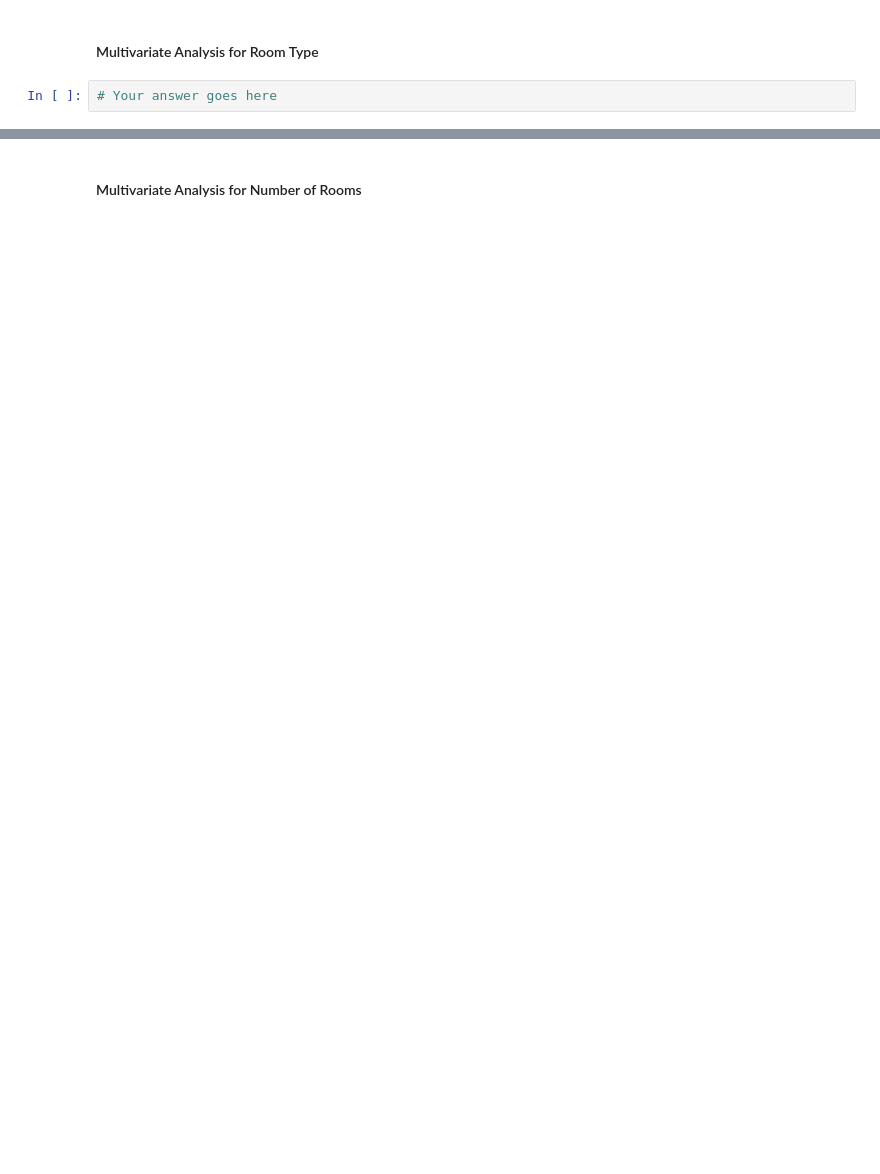
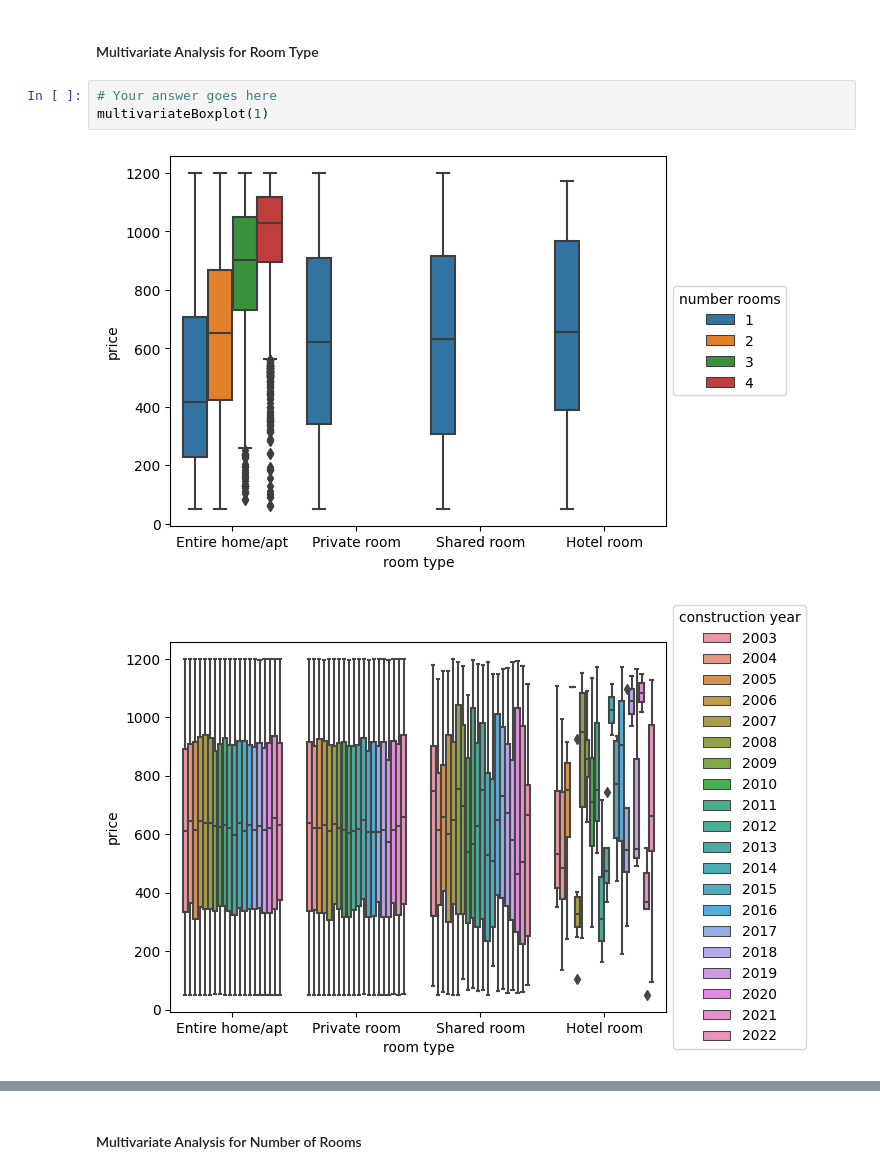
Before and after one commit to mnghiap/ids22, a Jupyter notebook: assignment1/assignment_1.ipynb, the cells around one changed output, grey strips where cells are left out. Cells and saved outputs as stored; diff of their text form; blank space fills up the shorter version.

```diff
--- a/assignment1/assignment_1.ipynb
+++ b/assignment1/assignment_1.ipynb
@@ -264,3 +335,7 @@ _Answer:_
 #### Multivariate Analysis for Room Type
 # %%
 # Your answer goes here
+multivariateBoxplot(1)
+# %% [output]
+[figure, added]
+[figure, added]
```
Also changed, not shown: parts of 46 cells of this notebook.
